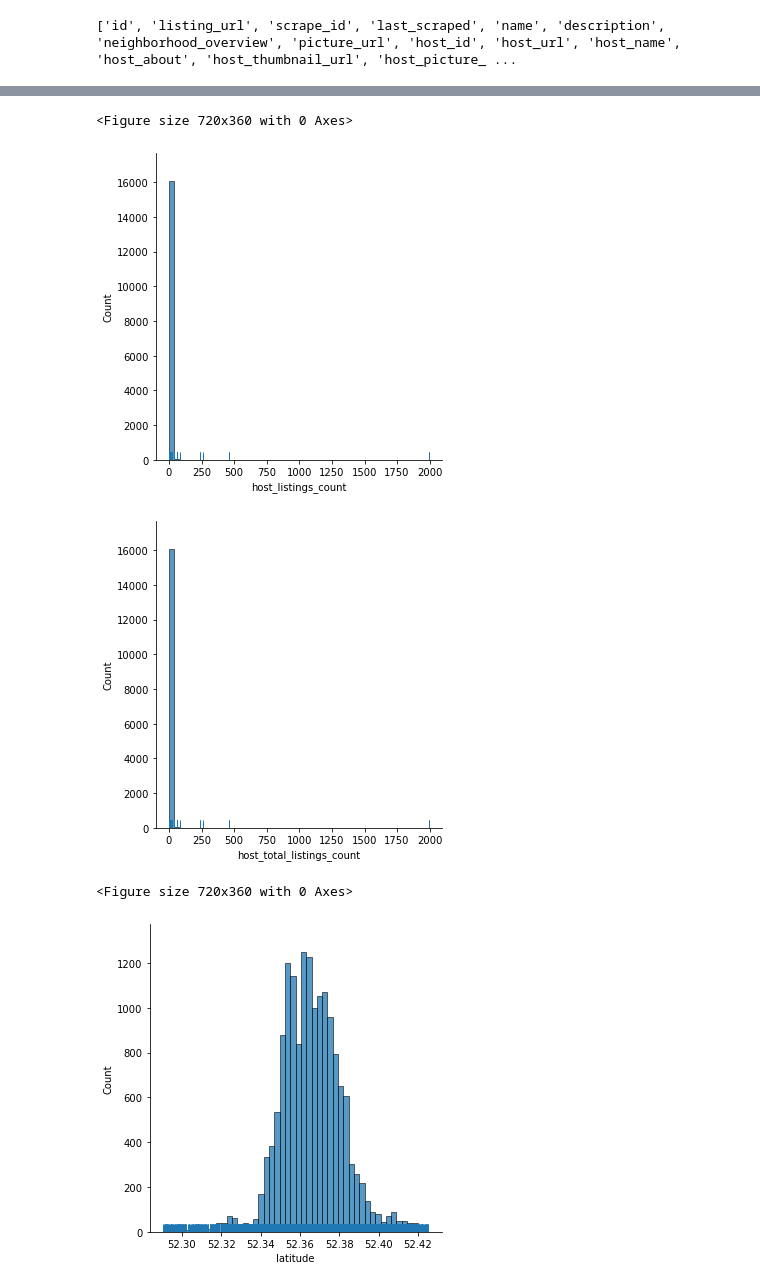
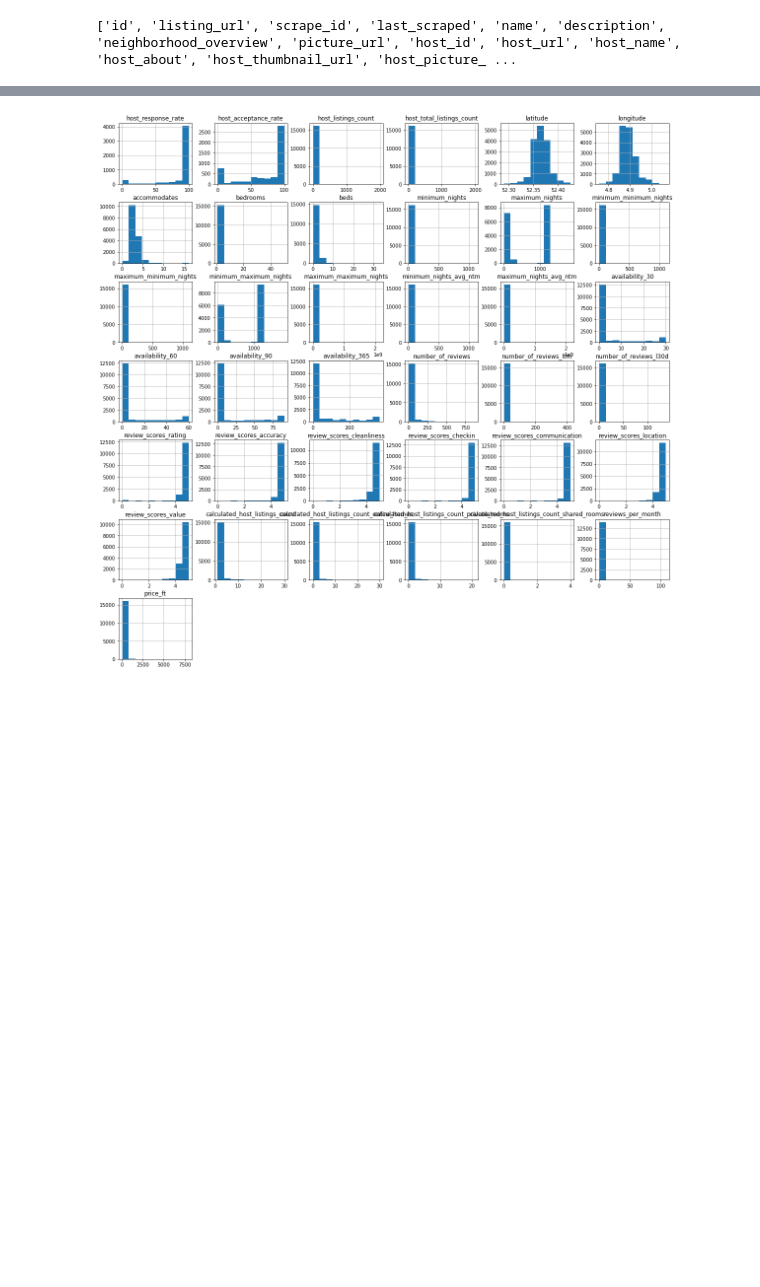
Before and after one commit to shroffp05/MSCA-37014--Python-For-Analytics, a Jupyter notebook: Airbnb Price Prediction Model.ipynb, the cells around one changed output, grey strips where cells are left out. Drawn from its saved outputs; the diff is of its cells as text; code cells hidden in the pictures; blank space fills up the shorter version.

Commit message:
Updated file: continued eda for price prediction model

```diff
--- a/Airbnb Price Prediction Model.ipynb
+++ b/Airbnb Price Prediction Model.ipynb
@@ -94,6 +107,19 @@ Some quick observations:
 - calendar_updated has no values
 - availability also seems to be highly skewed
 - no of reviews alos seems to be highly skewed
+# %%
+# Converting price to float
+from re import sub
+from decimal import Decimal
+
+def convert_price_to_float(money):
+    value = float(Decimal(sub(r'[^\d.]', '', money)))
+    return value
+
+df['price_ft'] = df['price'].str[1:].apply(lambda x: convert_price_to_float(x))
+# converting those columns to float
+df['host_acceptance_rate'] = df['host_acceptance_rate'].str[:-1].apply(lambda x: float(x))
+df['host_response_rate'] = df['host_response_rate'].str[:-1].apply(lambda x: float(x))
 # %%
 # separating the catgorical and numerical variables
 # Not including url columns in categorical and id cols in numerical
@@ -166,13 +191,11 @@ Looking at the categorical variables:
 - has_availability: 1,0 column {96% have availability}
 - instant_bookable: 1,0 column {77% are not instantly bookable}
 # %%
-for i, col in enumerate(df.columns):
-    if col in num_cols:
-        plt.figure(i)
-        sns.displot(df[col], kde=False, rug=True, bins=50)
+plots = df[num_cols].hist(figsize=(20,20))
+
+#for i, col in enumerate(df.columns):
+#    if col in num_cols:
+#        plt.figure(i)
+#        sns.displot(df[col], kde=False, rug=True, bins=50)
 # %% [output]
-<Figure size 720x360 with 0 Axes>
-[figure, old version]
+[figure, new version]
-[figure, removed]
-<Figure size 720x360 with 0 Axes>
-[figure, removed]
```
Also changed, not shown: parts of 72 cells of this notebook.
